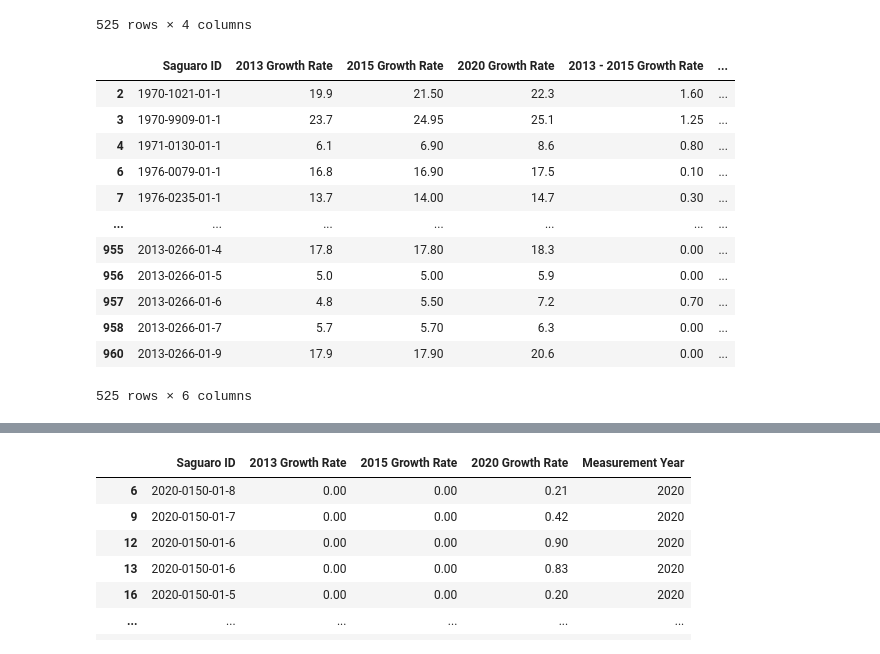
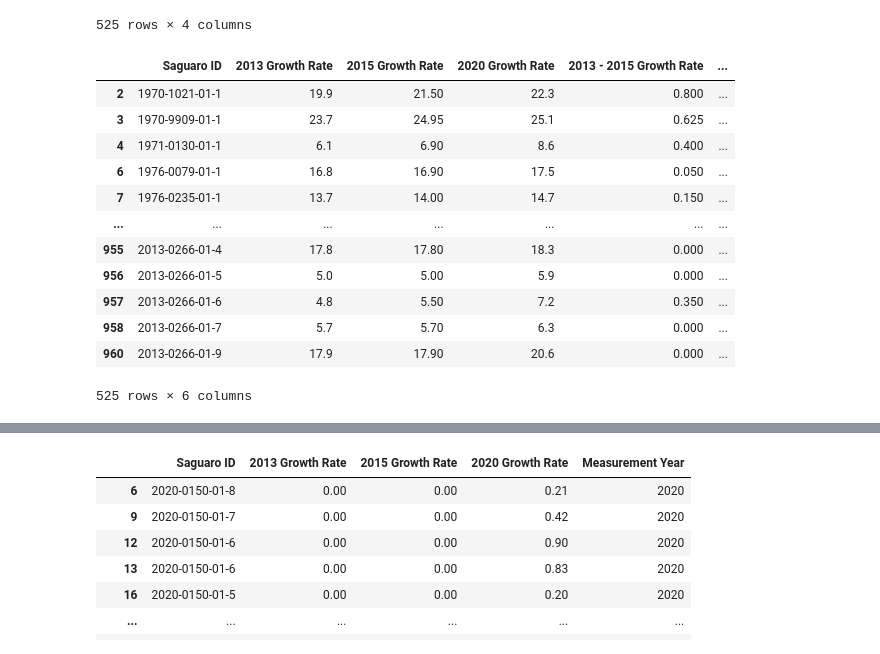
Before and after one commit to mfahey312/SaguaroProject, a Jupyter notebook: Steven/Cleaning_Data.ipynb, the cells around one changed output, grey strips where cells are left out. Saved outputs shown, nothing was run; the diff lists cells and outputs as text; code cells hidden in the pictures.

```diff
--- a/Steven/Cleaning_Data.ipynb
+++ b/Steven/Cleaning_Data.ipynb
@@ -302,7 +280,7 @@ filt_dup1 = filter_year[filter_year['Measurement Year'].isin(dup_list1)]
 
 filt_dup1.sort_values('Saguaro ID',ascending=False)
 
-filt_dup1_group = filt_dup1.groupby(['Saguaro ID','Measurement Year']).last()['2013 Growth Rate']
+filt_dup1_group = filt_dup1.groupby(['Saguaro ID','Measurement Year']).last()['2013 Growth Measurement']
 
 filt_dup1_group = filt_dup1_group.reset_index()
 
@@ -330,7 +308,7 @@ filt_dup2 = filter_year[filter_year['Measurement Year'].isin(dup_list2)]
 
 filt_dup2.sort_values('Saguaro ID',ascending=False)
 
-filt_dup2_group = filt_dup2.groupby(['Saguaro ID','Measurement Year']).last()['2015 Growth Rate']
+filt_dup2_group = filt_dup2.groupby(['Saguaro ID','Measurement Year']).last()['2015 Growth Measurement']
 
 filt_dup2_group = filt_dup2_group.reset_index()
 
@@ -358,7 +336,7 @@ filt_dup3 = filter_year[filter_year['Measurement Year'].isin(dup_list3)]
 
 filt_dup3.sort_values('Saguaro ID',ascending=False)
 
-filt_dup3_group = filt_dup3.groupby(['Saguaro ID','Measurement Year']).last()['2020 Growth Rate']
+filt_dup3_group = filt_dup3.groupby(['Saguaro ID','Measurement Year']).last()['2020 Growth Measurement']
 
 filt_dup3_group = filt_dup3_group.reset_index()
 
@@ -406,7 +384,7 @@ clean_frame
 #Placing the desired years into a list
 clean_yrs = ["2013","2015","2020"]
 
-clean_group = clean_frame.groupby('Saguaro ID')[['2013 Growth Rate','2015 Growth Rate','2020 Growth Rate']].sum()
+clean_group = clean_frame.groupby('Saguaro ID')[['2013 Measurement','2015 Measurement','2020 Measurement']].sum()
 
 clean_group = clean_group.reset_index()
 
@@ -448,28 +426,28 @@ clean_group_df1
 | 960 | 2013-0266-01-9 | 17.9 | 17.90 | 20.6 |
 525 rows × 4 columns
 # %%
-thirteen = clean_group_df1['2013 Growth Rate']
+thirteen = clean_group_df1['2013 Measurement']
 
-fifteen = clean_group_df1['2015 Growth Rate']
+fifteen = clean_group_df1['2015 Measurement']
 
 twenty = clean_group_df1['2020 Growth Rate']
 
-clean_group_df1['2013 - 2015 Growth Rate'] = fifteen - thirteen
+clean_group_df1['2013 - 2015 Growth Rate'] = (fifteen - thirteen) / 2
 
-clean_group_df1['2015 - 2020 Growth Rate'] = twenty - fifteen
+clean_group_df1['2015 - 2020 Growth Rate'] = (twenty - fifteen) / 5
 
 clean_group_df1
 # %% [output]
 |  | Saguaro ID | 2013 Growth Rate | 2015 Growth Rate | 2020 Growth Rate | 2013 - 2015 Growth Rate | ... |
-| 2 | 1970-1021-01-1 | 19.9 | 21.50 | 22.3 | 1.60 | ... |
-| 3 | 1970-9909-01-1 | 23.7 | 24.95 | 25.1 | 1.25 | ... |
-| 4 | 1971-0130-01-1 | 6.1 | 6.90 | 8.6 | 0.80 | ... |
-| 6 | 1976-0079-01-1 | 16.8 | 16.90 | 17.5 | 0.10 | ... |
-| 7 | 1976-0235-01-1 | 13.7 | 14.00 | 14.7 | 0.30 | ... |
+| 2 | 1970-1021-01-1 | 19.9 | 21.50 | 22.3 | 0.800 | ... |
+| 3 | 1970-9909-01-1 | 23.7 | 24.95 | 25.1 | 0.625 | ... |
+| 4 | 1971-0130-01-1 | 6.1 | 6.90 | 8.6 | 0.400 | ... |
+| 6 | 1976-0079-01-1 | 16.8 | 16.90 | 17.5 | 0.050 | ... |
+| 7 | 1976-0235-01-1 | 13.7 | 14.00 | 14.7 | 0.150 | ... |
 | ... | ... | ... | ... | ... | ... | ... |
-| 955 | 2013-0266-01-4 | 17.8 | 17.80 | 18.3 | 0.00 | ... |
-| 956 | 2013-0266-01-5 | 5.0 | 5.00 | 5.9 | 0.00 | ... |
-| 957 | 2013-0266-01-6 | 4.8 | 5.50 | 7.2 | 0.70 | ... |
-| 958 | 2013-0266-01-7 | 5.7 | 5.70 | 6.3 | 0.00 | ... |
-| 960 | 2013-0266-01-9 | 17.9 | 17.90 | 20.6 | 0.00 | ... |
+| 955 | 2013-0266-01-4 | 17.8 | 17.80 | 18.3 | 0.000 | ... |
+| 956 | 2013-0266-01-5 | 5.0 | 5.00 | 5.9 | 0.000 | ... |
+| 957 | 2013-0266-01-6 | 4.8 | 5.50 | 7.2 | 0.350 | ... |
+| 958 | 2013-0266-01-7 | 5.7 | 5.70 | 6.3 | 0.000 | ... |
+| 960 | 2013-0266-01-9 | 17.9 | 17.90 | 20.6 | 0.000 | ... |
 525 rows × 6 columns
```
Also changed, not shown: parts of 3 cells of this notebook.
